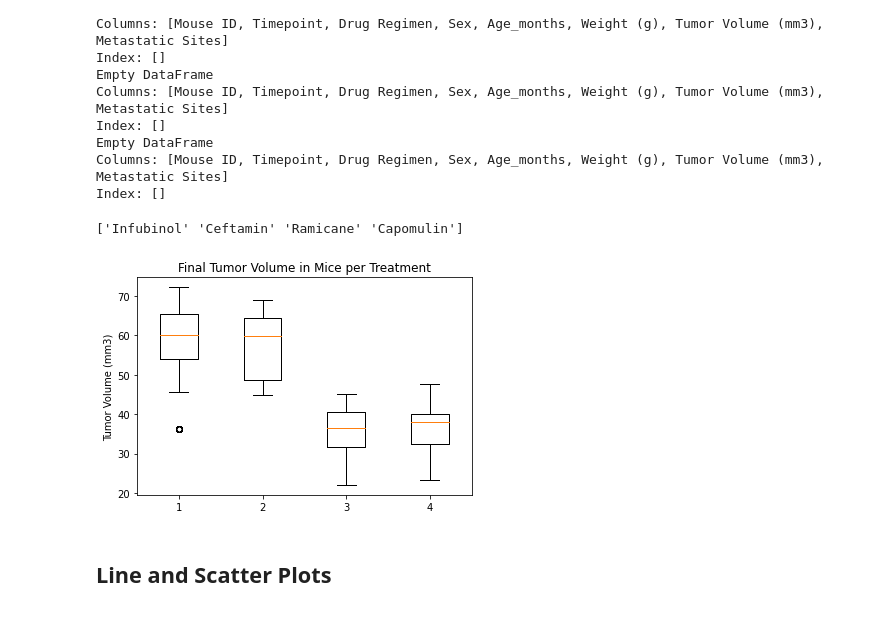
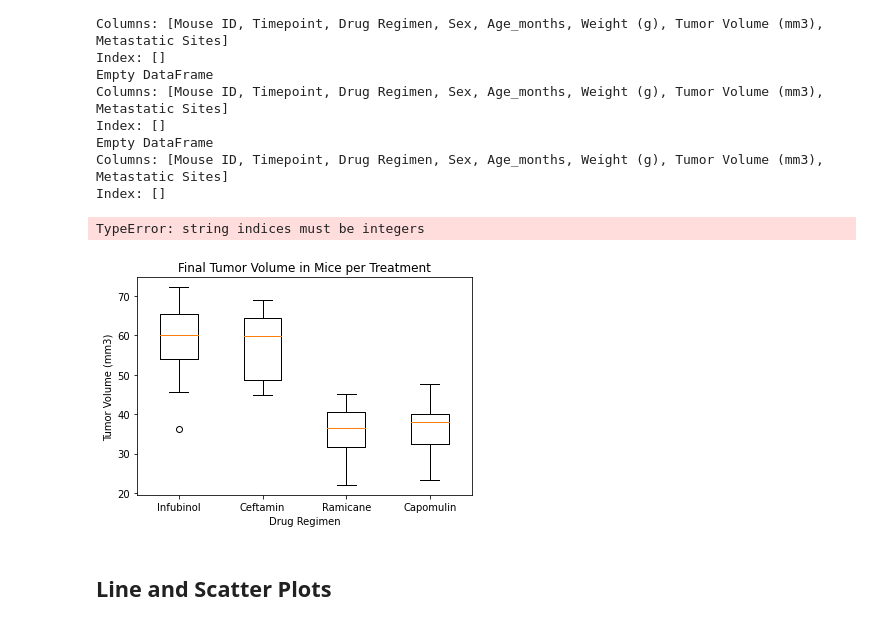
Before and after one commit to welanc/matplotlib-challenge, a Jupyter notebook: pymaceuticals_starter.ipynb, the cells around one changed output. Cells and saved outputs as stored; diff of their text form; code cells hidden in the pictures.

Commit message:
boxplot with x axis labels complete

```diff
--- a/pymaceuticals_starter.ipynb
+++ b/pymaceuticals_starter.ipynb
@@ -228,7 +228,7 @@ drugs_merge.tail(20)
 drugs_list = drugs_merge["Drug Regimen"].unique()
 
 # Create empty list to fill with tumor vol data (for plotting)
-
+tumor_vol = {}
 #----------------------start external source code---------------------------
 # append tumor volume data to drug list treatment, code sourced on 26-12-2020 from website:
 # https://thispointer.com/python-how-to-add-append-key-value-pairs-in-dictionary-using-dict-update/
@@ -326,21 +326,28 @@ Columns: [Mouse ID, Timepoint, Drug Regimen, Sex, Age_months, Weight (g), Tumor
 Index: []
 # %%
 # Generate a box plot of the final tumor volume of each mouse across four regimens of interest
+#fig1, (ax1, ax2, ax3, ax4) = plt.subplots(4, sharex = False, sharey= True)
 fig1, ax1 = plt.subplots()
 ax1.set_title('Final Tumor Volume in Mice per Treatment')
 ax1.set_ylabel('Tumor Volume (mm3)')
+ax1.set_xlabel('Drug Regimen')
+#ax1.set_yticks(np.arange(0, 100, step=20))
+bplot1 = ax1.boxplot([(tumor_vol[drugs_list[0]]),
+            (tumor_vol[drugs_list[1]]),
+            (tumor_vol[drugs_list[2]]),
+            (tumor_vol[drugs_list[3]])],
+            labels=drugs_list)
+# fill with colors
+colors = ['pink', 'lightblue', 'lightgreen', 'yellow']
+for bplot in bplot1:
+    for patch, color in zip(bplot['boxes'], colors):
+        patch.set_facecolor(color)
 
-ax1.boxplot([
-    (tumor_vol[drugs_list[0]]),
-    (tumor_vol[drugs_list[1]]),
-    (tumor_vol[drugs_list[2]]),
-    (tumor_vol[drugs_list[3]])
-    ])
 print(drugs_list)
 plt.show()
 # %% [output]
-['Infubinol' 'Ceftamin' 'Ramicane' 'Capomulin']
+TypeError: string indices must be integers
-[figure, old version]
+[figure, new version]
 # %% [markdown]
 ## Line and Scatter Plots
 # %%
```
Also changed, not shown: parts of 4 cells of this notebook.
